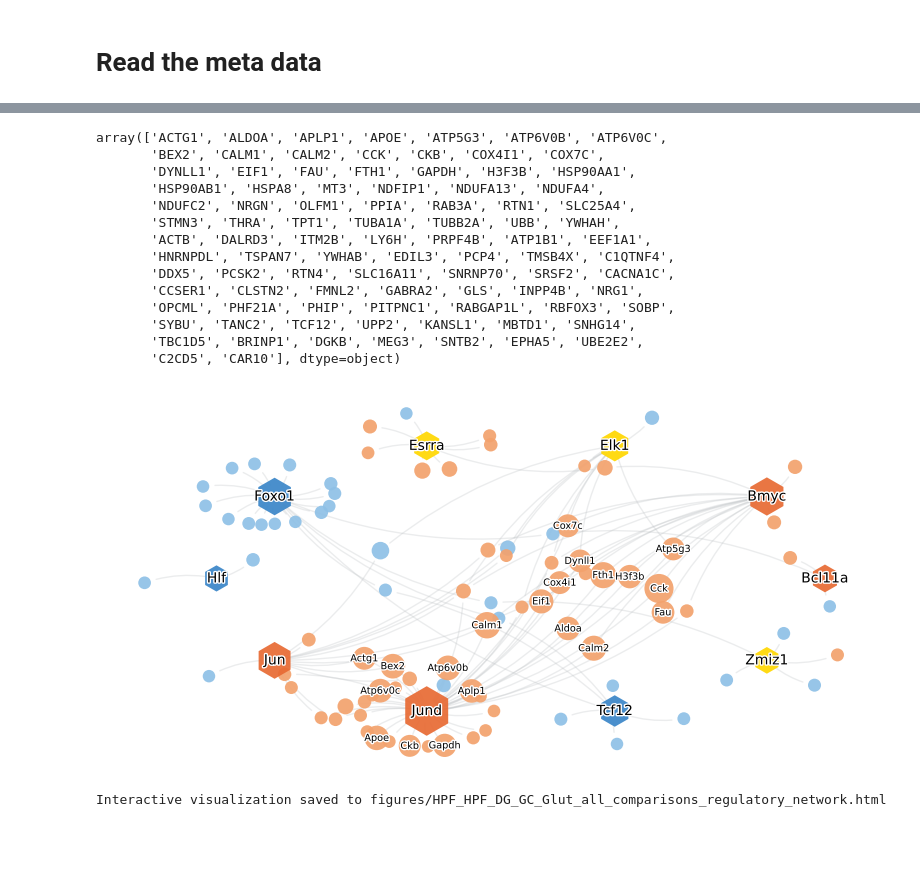
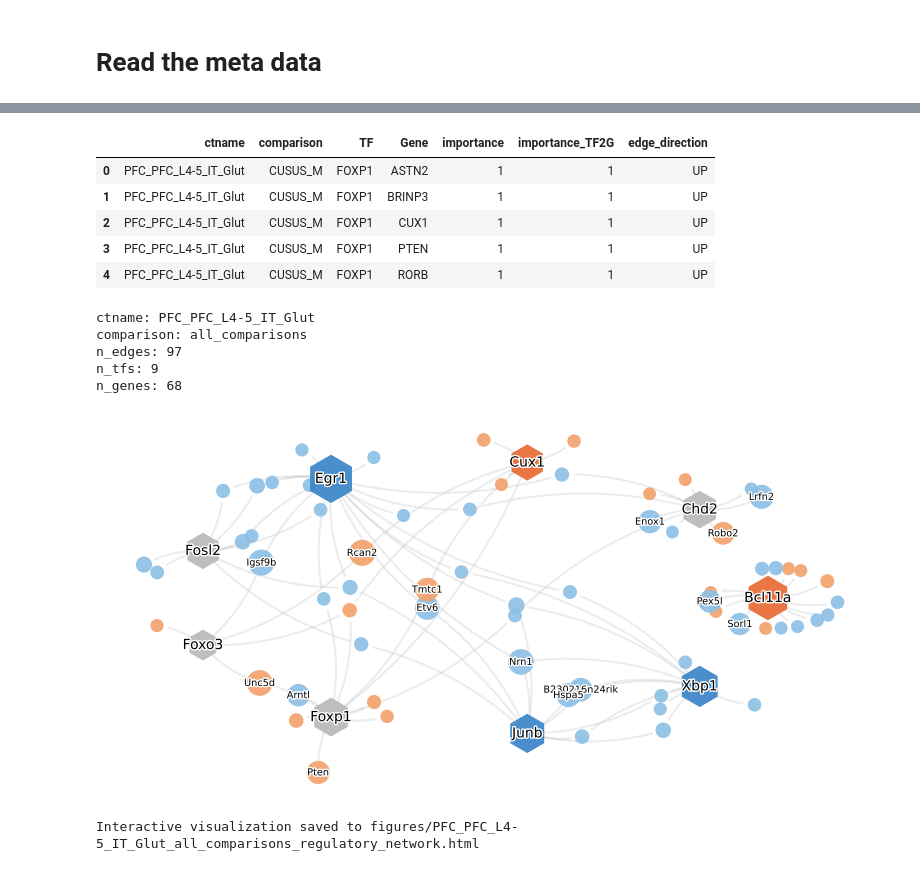
Before and after one commit to juychen/scmmd, a Jupyter notebook: 16snscenicGraph.ipynb, the cells around one changed output, grey strips where cells are left out. Saved outputs shown, nothing was run; the diff lists cells and outputs as text; code cells hidden in the pictures; blank space fills up the shorter version.

```diff
--- a/16snscenicGraph.ipynb
+++ b/16snscenicGraph.ipynb
@@ -300,6 +550,6 @@ if len(selected_ctnames) != 1:
 # %%
 # Select celltype name
-selected_ctname = 'HPF_HPF_DG_GC_Glut'
+selected_ctname = 'PFC_PFC_L4-5_IT_Glut'
 network_source = df_tf_target_deg_hypergeom[df_tf_target_deg_hypergeom['ctname'] == selected_ctname].copy()
 # 刨除NPDC1相关的行
 network_source = network_source[~network_source['TF'].str.contains('Npdc1', case=False, na=False)]
@@ -363,30 +613,58 @@ df_deg_network['ctname'] = df_deg_network['Region'] + '_' + df_deg_network['Subc
 df_deg_network['ctname'] = df_deg_network['ctname'].str.replace('/', '-', regex=False)
 df_deg_network['ctname'] = df_deg_network['ctname'].str.replace(' ', '_', regex=False)
 df_deg_network['comparison'] = df_deg_network['Model'].str.replace(' ', '_', regex=False)
 
 gene_col = next((col for col in ['gene', 'Gene', 'targetgene'] if col in df_deg_network.columns), None)
 if gene_col is None:
     df_deg_network['gene'] = df_deg_network.index.astype(str)
 else:
     df_deg_network['gene'] = df_deg_network[gene_col].astype(str)
 
 coef_col = next((col for col in ['de_coef', 'log2FC'] if col in df_deg_network.columns), None)
 if coef_col is None:
     raise KeyError('df_deg_all must contain de_coef or log2FC.')
 
 df_deg_network = df_deg_network[df_deg_network['ctname'] == selected_ctname].copy()
 if selected_comparison is not None:
     df_deg_network = df_deg_network[df_deg_network['comparison'] == selected_comparison].copy()
 
 df_deg_network['gene'] = df_deg_network['gene'].str.upper()
 df_deg_network['de_coef'] = df_deg_network[coef_col]
 df_deg_network['condition'] = np.where(df_deg_network['de_coef'] > 0, 'UP', 'DOWN')
 df_deg_network = df_deg_network[['gene', 'de_coef', 'condition']].drop_duplicates('gene')
 
 comparison_label = selected_comparison if selected_comparison is not None else 'all_comparisons'
 display(network_edges.head())
 print(f'ctname: {selected_ctname}')
 print(f'comparison: {comparison_label}')
 print(f'n_edges: {len(network_edges)}')
 print(f'n_tfs: {network_edges["TF"].nunique()}')
 print(f'n_genes: {network_edges["Gene"].nunique()}')
+
+import random
+
+visualize_regulatory_network(
+    network_edges,
+    importance_col='importance',
+    weight_col='importance_TF2G',
+    figure_size=(8,4),
+    top_n=min(150, len(network_edges)),
+    output_html=f'figures/{selected_ctname}_{comparison_label}_regulatory_network.html',
+    title=f'',
+    highlight_genes = random.sample(network_edges['Gene'].unique().tolist(), 15),
+    df_deg=df_deg_network
+)
+# %% [output]
+|  | ctname | comparison | TF | Gene | importance | importance_TF2G | edge_direction |
+| 0 | PFC_PFC_L4-5_IT_Glut | CUSUS_M | FOXP1 | ASTN2 | 1 | 1 | UP |
+| 1 | PFC_PFC_L4-5_IT_Glut | CUSUS_M | FOXP1 | BRINP3 | 1 | 1 | UP |
+| 2 | PFC_PFC_L4-5_IT_Glut | CUSUS_M | FOXP1 | CUX1 | 1 | 1 | UP |
+| 3 | PFC_PFC_L4-5_IT_Glut | CUSUS_M | FOXP1 | PTEN | 1 | 1 | UP |
+| 4 | PFC_PFC_L4-5_IT_Glut | CUSUS_M | FOXP1 | RORB | 1 | 1 | UP |
+ctname: PFC_PFC_L4-5_IT_Glut
+comparison: all_comparisons
+n_edges: 97
+n_tfs: 9
+n_genes: 68
+[figure, added]
+Interactive visualization saved to figures/PFC_PFC_L4-5_IT_Glut_all_comparisons_regulatory_network.html
@@ -623,33 +670,0 @@ def visualize_regulatory_network(metadata_df, importance_col='importance', weigh
-# %%
-network_edges['Gene'].unique()
-# %% [output]
-array(['ACTG1', 'ALDOA', 'APLP1', 'APOE', 'ATP5G3', 'ATP6V0B', 'ATP6V0C',
-       'BEX2', 'CALM1', 'CALM2', 'CCK', 'CKB', 'COX4I1', 'COX7C',
-       'DYNLL1', 'EIF1', 'FAU', 'FTH1', 'GAPDH', 'H3F3B', 'HSP90AA1',
-       'HSP90AB1', 'HSPA8', 'MT3', 'NDFIP1', 'NDUFA13', 'NDUFA4',
-       'NDUFC2', 'NRGN', 'OLFM1', 'PPIA', 'RAB3A', 'RTN1', 'SLC25A4',
-       'STMN3', 'THRA', 'TPT1', 'TUBA1A', 'TUBB2A', 'UBB', 'YWHAH',
-       'ACTB', 'DALRD3', 'ITM2B', 'LY6H', 'PRPF4B', 'ATP1B1', 'EEF1A1',
-       'HNRNPDL', 'TSPAN7', 'YWHAB', 'EDIL3', 'PCP4', 'TMSB4X', 'C1QTNF4',
-       'DDX5', 'PCSK2', 'RTN4', 'SLC16A11', 'SNRNP70', 'SRSF2', 'CACNA1C',
-       'CCSER1', 'CLSTN2', 'FMNL2', 'GABRA2', 'GLS', 'INPP4B', 'NRG1',
-       'OPCML', 'PHF21A', 'PHIP', 'PITPNC1', 'RABGAP1L', 'RBFOX3', 'SOBP',
-       'SYBU', 'TANC2', 'TCF12', 'UPP2', 'KANSL1', 'MBTD1', 'SNHG14',
-       'TBC1D5', 'BRINP1', 'DGKB', 'MEG3', 'SNTB2', 'EPHA5', 'UBE2E2',
-       'C2CD5', 'CAR10'], dtype=object)
-# %%
-
-visualize_regulatory_network(
-    network_edges,
-    importance_col='importance',
-    weight_col='importance_TF2G',
-    figure_size=(8,4),
-    top_n=min(150, len(network_edges)),
-    output_html=f'figures/{selected_ctname}_{comparison_label}_regulatory_network.html',
-    title=f'',
-    highlight_genes = network_edges['Gene'].unique().tolist()[:20],
-    df_deg=df_deg_network
-)
-# %% [output]
-[figure, removed]
-Interactive visualization saved to figures/HPF_HPF_DG_GC_Glut_all_comparisons_regulatory_network.html
```
Also changed, not shown: parts of 3 cells of this notebook.
